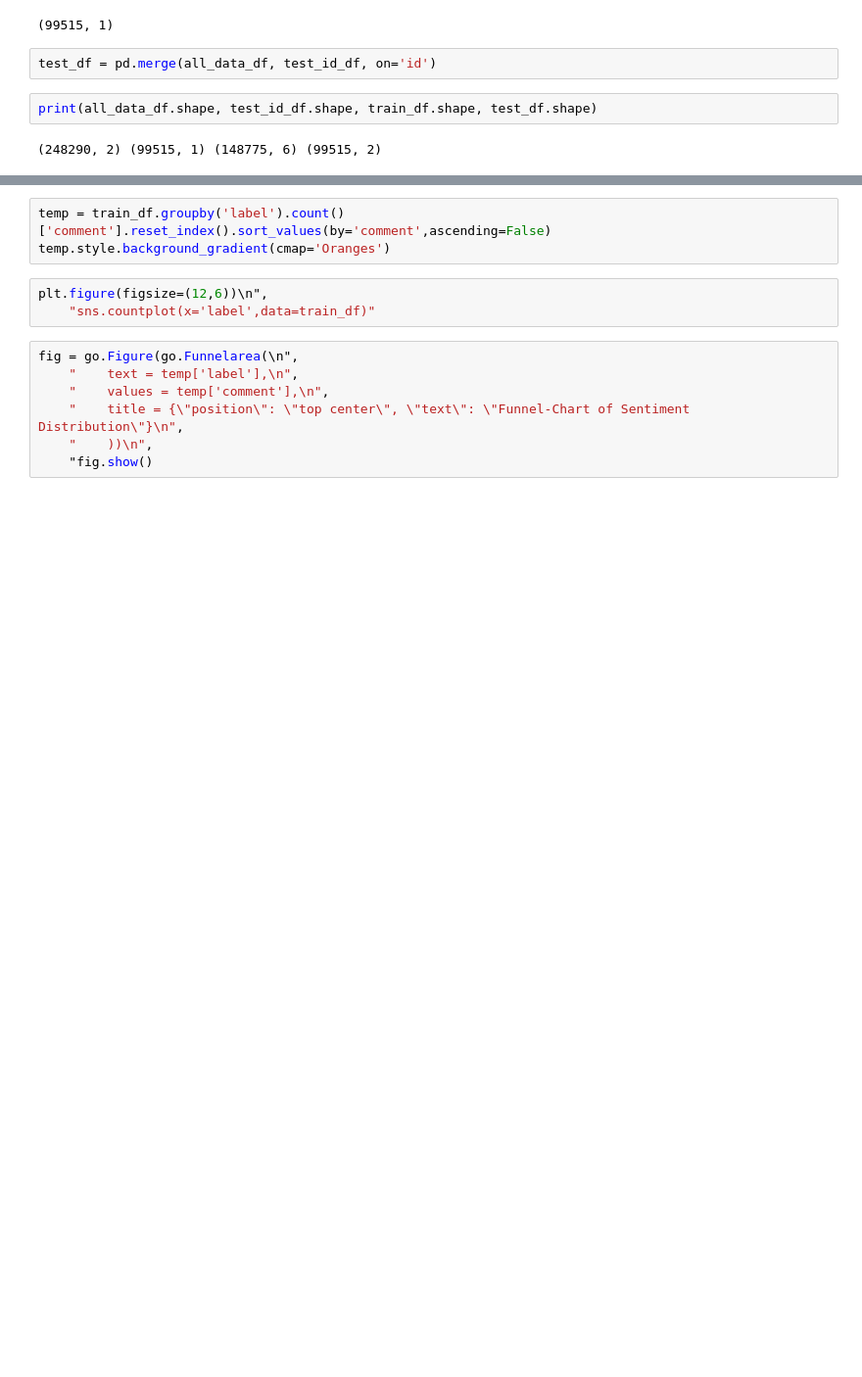
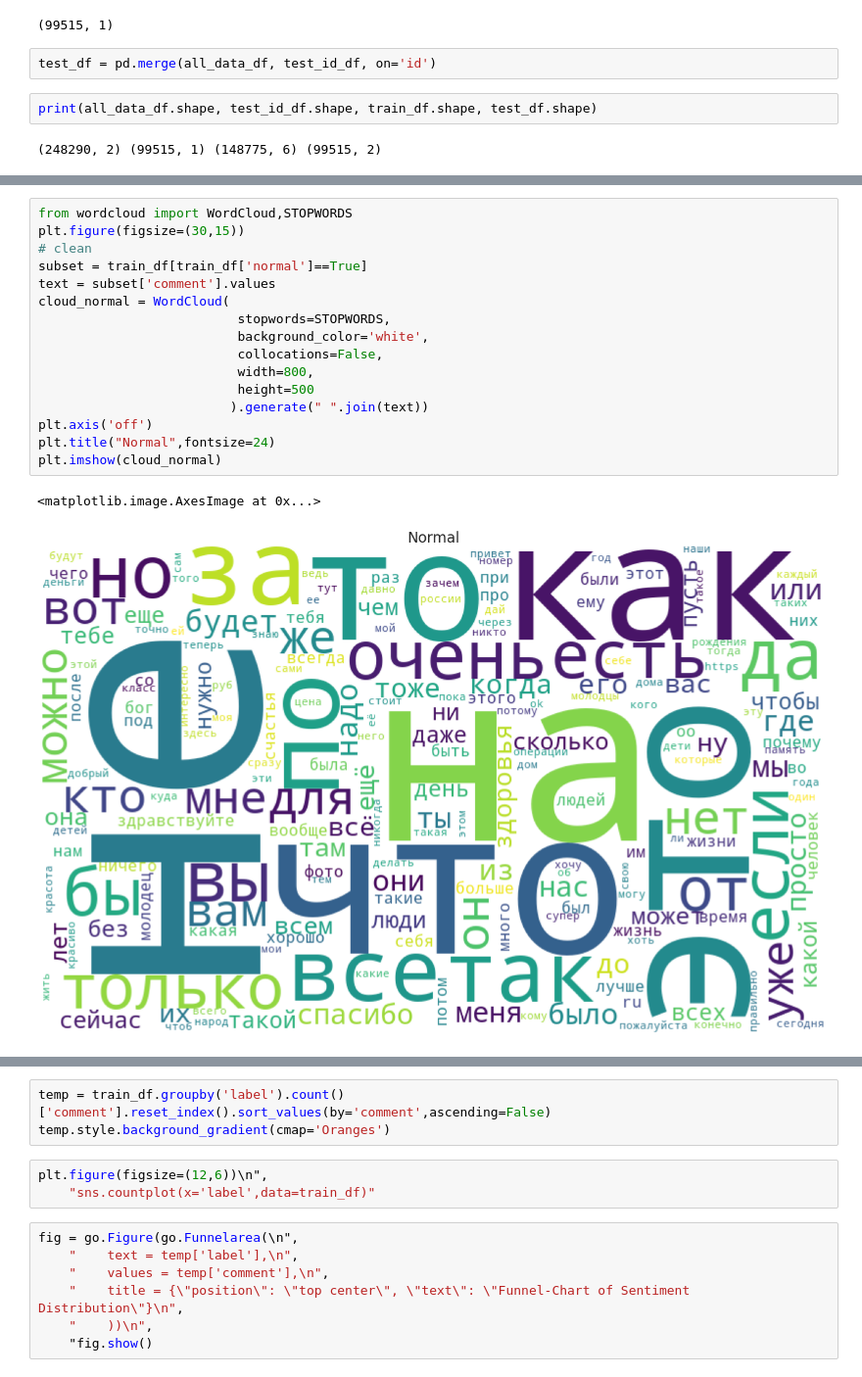
Before and after one commit to Simp-lexx/ok, a Jupyter notebook: ok_comments_classification.ipynb, the cells around one changed output, grey strips where cells are left out. Shown at 98% size. Cells and saved outputs as stored; diff of their text form; blank space fills up the shorter version.

Commit message:
add vsualization, stopwords, lemmatization

```diff
--- a/ok_comments_classification.ipynb
+++ b/ok_comments_classification.ipynb
@@ -147,0 +183,19 @@ print(all_data_df.shape, test_id_df.shape, train_df.shape, test_df.shape)
+# %%
+from wordcloud import WordCloud,STOPWORDS
+plt.figure(figsize=(30,15))
+# clean
+subset = train_df[train_df['normal']==True]
+text = subset['comment'].values
+cloud_normal = WordCloud(
+                          stopwords=STOPWORDS,
+                          background_color='white',
+                          collocations=False,
+                          width=800,
+                          height=500
+                         ).generate(" ".join(text))
+plt.axis('off')
+plt.title("Normal",fontsize=24)
+plt.imshow(cloud_normal)
+# %% [output]
+<matplotlib.image.AxesImage at 0x...>
+[figure, added]
```
Also changed, not shown: parts of 5 cells of this notebook.
